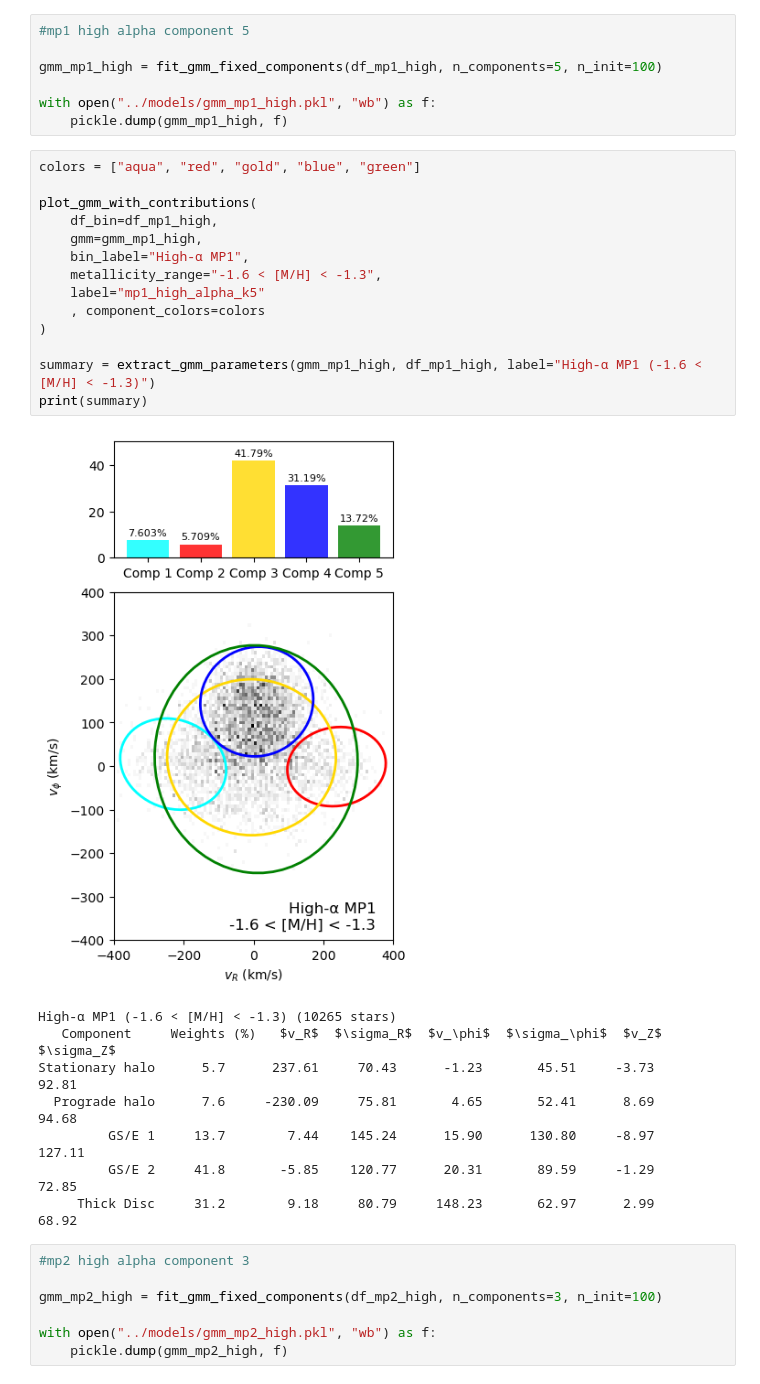
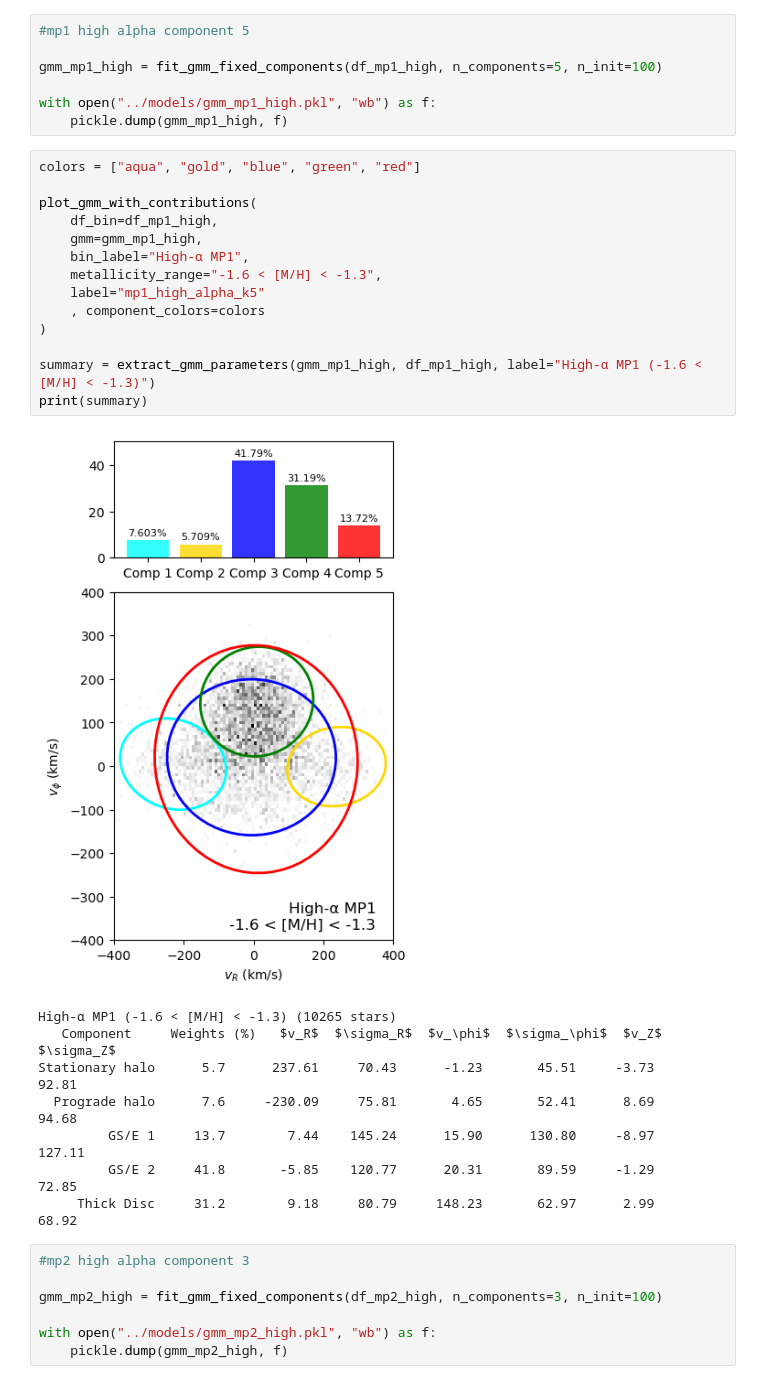
Before and after one commit to raunaq-rai/Disentangling-the-Milky-Way-using-GMM, a Jupyter notebook: notebooks/Viswanathan_GMM.ipynb, the cells around one changed output. Drawn from its saved outputs; the diff is of its cells as text.

```diff
--- a/notebooks/Viswanathan_GMM.ipynb
+++ b/notebooks/Viswanathan_GMM.ipynb
@@ -311,21 +311,21 @@ gmm_mp1_high = fit_gmm_fixed_components(df_mp1_high, n_components=5, n_init=100)
 with open("../models/gmm_mp1_high.pkl", "wb") as f:
     pickle.dump(gmm_mp1_high, f)
 # %%
-colors = ["aqua", "red", "gold", "blue", "green"]
+colors = ["aqua", "gold", "blue", "green", "red"]
 
 plot_gmm_with_contributions(
     df_bin=df_mp1_high,
     gmm=gmm_mp1_high,
     bin_label="High-α MP1",
     metallicity_range="-1.6 < [M/H] < -1.3",
     label="mp1_high_alpha_k5"
     , component_colors=colors
 )
 
 summary = extract_gmm_parameters(gmm_mp1_high, df_mp1_high, label="High-α MP1 (-1.6 < [M/H] < -1.3)")
 print(summary)
 # %% [output]
-[figure, old version]
+[figure, new version]
 High-α MP1 (-1.6 < [M/H] < -1.3) (10265 stars)
    Component     Weights (%)   $v_R$  $\sigma_R$  $v_\phi$  $\sigma_\phi$  $v_Z$  $\sigma_Z$
 Stationary halo      5.7      237.61     70.43      -1.23       45.51     -3.73      92.81
```
Also changed, not shown: parts of 4 cells of this notebook, 6 other files.
